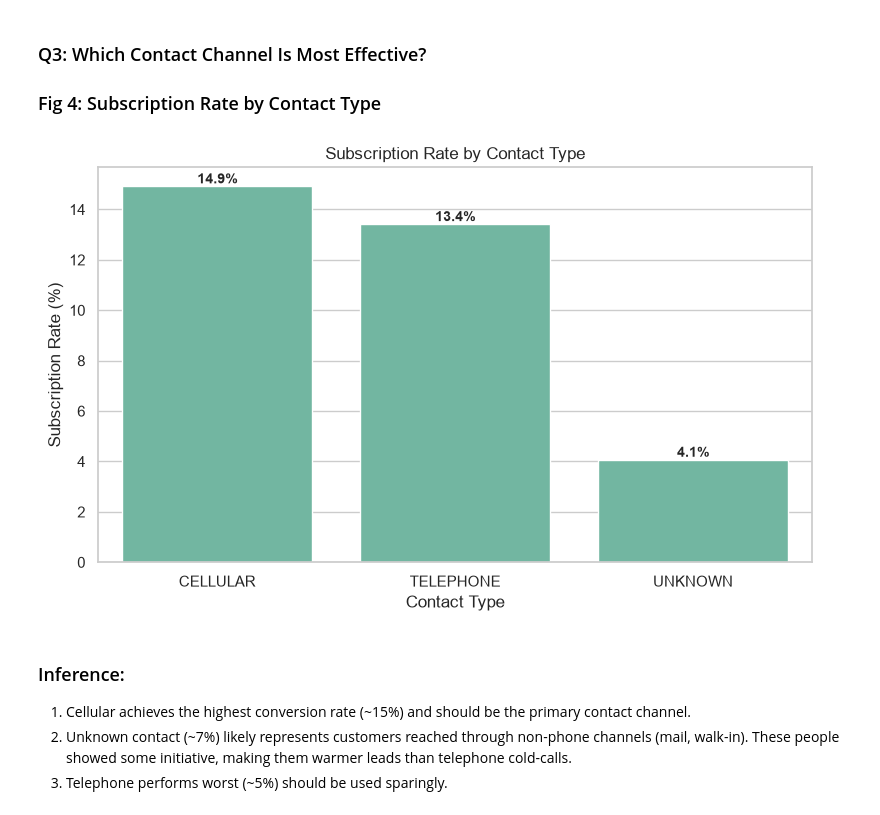
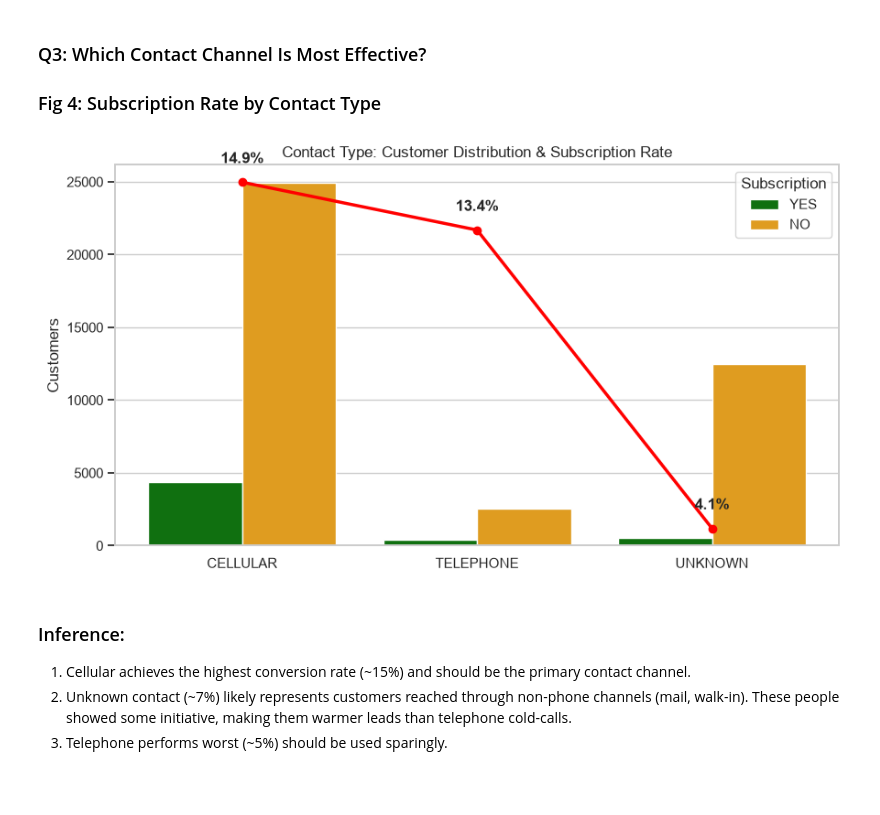
Before and after one commit to AsmiShirkeSamant/BANK-TERM-DEPOSIT-SUBSCRIPTION-PREDICTION, a Jupyter notebook: Propensity_v2.ipynb, the cells around one changed output. Cells and saved outputs as stored; diff of their text form; code cells hidden in the pictures; blank space fills up the shorter version.

```diff
--- a/Propensity_v2.ipynb
+++ b/Propensity_v2.ipynb
@@ -67,8 +71,8 @@ Libraries loaded.
 # %%
+#loading the dataset
 data = pd.read_csv("bank-full.csv", sep=';')
 
-for col in data.select_dtypes('object'):
-    data[col] = data[col].str.strip().str.upper()
+for col in data.select_dtypes('object'): data[col] = data[col].str.strip().str.upper()
 
 data.head()
 # %% [output]
@@ -219,0 +233,14 @@ plt.show()
+# %%
+num_cols = ['age','balance','pdays','previous']
+
+fig, axes = plt.subplots(2,2, figsize=(16,8))
+axes = axes.flatten()
+
+for i,col in enumerate(num_cols):
+    sns.boxplot(y=data[col],ax=axes[i],color='skyblue')
+    axes[i].set_title(col.title())
+    axes[i].set_ylabel('')
+
+plt.suptitle('Outlier Analysis of Numerical Features',fontsize=16,fontweight='bold')
+plt.tight_layout()
+plt.show()
@@ -343,27 +376,32 @@ plt.show()
 ### Q3: Which Contact Channel Is Most Effective?
 ### Fig 4: Subscription Rate by Contact Type
 # %%
-contact_stats = (
-    data.groupby('contact')['y']
-    .agg(customers='count', subscriptions=lambda x: (x == 'YES').sum())
-    .assign(subscription_rate=lambda d: d['subscriptions'] / d['customers'] * 100)
-    .sort_values('subscription_rate', ascending=False)
-    .reset_index()
-)
+contact_stats = pd.crosstab(data['contact'], data['y'])
 
-fig, ax = plt.subplots(figsize=(8, 5))
-bars = sns.barplot(data=contact_stats, x='contact', y='subscription_rate', ax=ax)
+contact_stats['Rate'] = (contact_stats['YES'] /(contact_stats['YES'] + contact_stats['NO']) * 100)
 
-for p in ax.patches:
-    ax.annotate(f'{p.get_height():.1f}%',(p.get_x() + p.get_width() / 2, p.get_height()),ha='center', va='bottom', fontsize=10, fontweight='bold')
+contact_stats = (contact_stats.sort_values('Rate', ascending=False).reset_index())
+contact_long = contact_stats.melt(id_vars=['contact', 'Rate'],value_vars=['YES', 'NO'],var_name='Subscription',value_name='Count')
+baseline = (data['y'] == 'YES').mean() * 100
 
-plt.title('Subscription Rate by Contact Type')
-plt.xlabel('Contact Type')
-plt.ylabel('Subscription Rate (%)')
+fig, ax1 = plt.subplots(figsize=(9,5))
+ax2 = ax1.twinx()
+
+sns.barplot(data=contact_long,x='contact',y='Count',hue='Subscription',palette=['green', 'orange'],ax=ax1)
+
+ax2.plot(range(len(contact_stats)),contact_stats['Rate'],marker='o',linewidth=2.5,color='red')
+
+for x, y in enumerate(contact_stats['Rate']):
+    ax2.text(x,y + 0.6,f'{y:.1f}%',ha='center',fontweight='bold')
+
+ax1.set_ylabel('Customers')
+ax2.get_yaxis().set_visible(False)
+ax1.set_xlabel('')
+plt.title('Contact Type: Customer Distribution & Subscription Rate')
 plt.tight_layout()
 plt.show()
 # %% [output]
-[figure, old version]
+[figure, new version]
 # %% [markdown]
 ### Inference:
 1. Cellular achieves the highest conversion rate (~15%) and should be the primary contact channel.
```
Also changed, not shown: parts of 32 cells of this notebook, 11 other files.
